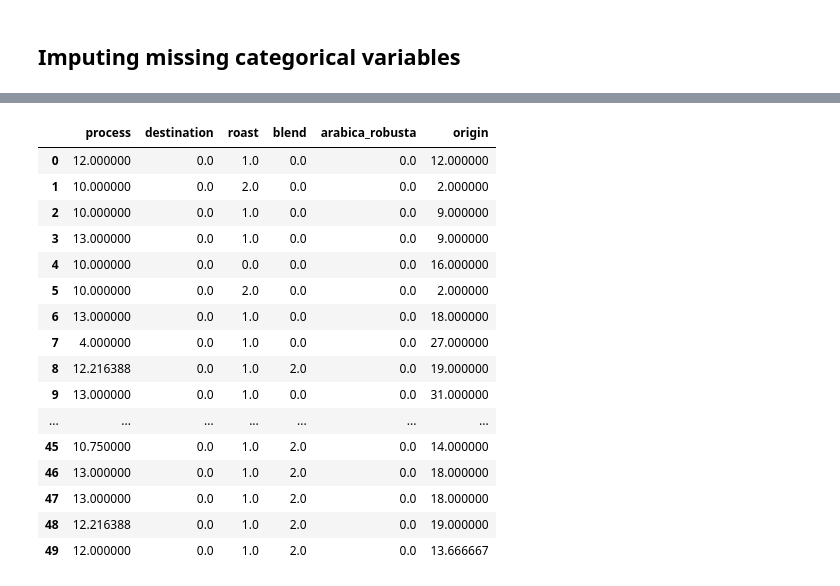
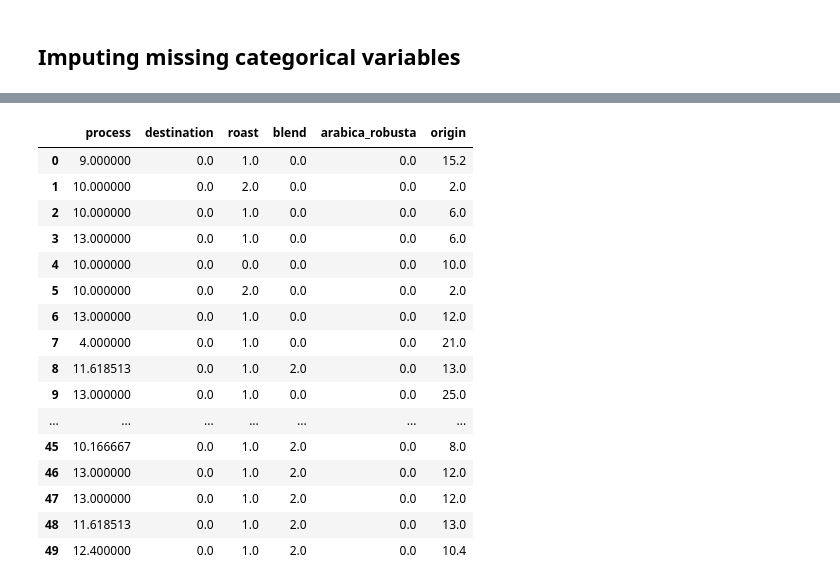
Before and after one commit to dominikacecylia/Coffee-regression-project, a Jupyter notebook: data-cleaning.ipynb, the cells around one changed output, grey strips where cells are left out. Cells and saved outputs as stored; diff of their text form; code cells hidden in the pictures.

```diff
--- a/data-cleaning.ipynb
+++ b/data-cleaning.ipynb
@@ -155,15 +139,14 @@ Name: origin, Length: 866, dtype: object
 # %% [markdown]
 ## Generalize some of the variables ##
 # %%
-# coffee_df_backup['origin'].replace({'Honduras, Kolumbia, Peru' : 'Mixed origin', 'Brazylia, Tanzania' : 'Brazil and others', 'Brazylia, Peru, Wietnam' : 'Brazil and others',
-#                                      'Brazylia, Peru' : 'Brazil and others', 'Brazylia, Kostaryka, Nikaragua' : 'Brazil and others', 'Brazylia, Gwatemala, Kostaryka' : 'Brazil and others'}, inplace=True)
-
 coffee_df_backup['origin'].replace({'Honduras, Kolumbia, Peru' : 'Mixed origin', 'Brazylia, Tanzania' : 'Brazil and others', 'Brazylia, Peru, Wietnam' : 'Brazil and others',
                                      'Brazylia, Peru' : 'Brazil and others', 'Brazylia, Kostaryka, Nikaragua' : 'Brazil and others', 'Brazylia, Gwatemala, Kostaryka' : 'Brazil and others',
                                      'Brazylia, Indie':'Brazil and others', 'Brazylia, Gwatemala' : 'Brazil and others', 'Brazylia, Kolumbia' : 'Brazil and others', 'Brazylia, Honduras' : 'Brazil and others',
                                      'Peru, Gwatemala' : 'Mixed origin', 'Peru, Etiopia' : 'Mixed origin', 'Papua Nowa Gwinea, Rwanda' : 'Mixed origin', 'Etiopia, Gwatemala' : 'Mixed origin',
                                      'Brazylia, Uganda' : 'Brazil and others', 'Salwador, Indie' : 'Mixed origin', 'Rwanda, inne' : 'Mixed origin', 'Salwador, Nikaragua' : 'Mixed origin',
-                                     'Kenia, Indie' : 'Mixed origin', 'Brazylia, Kenia' : 'Brazil and others', 'Brazylia, Etiopia' : 'Brazil and others'}, inplace=True)
+                                     'Kenia, Indie' : 'Mixed origin', 'Brazylia, Kenia' : 'Brazil and others', 'Brazylia, Etiopia' : 'Brazil and others', 'Etiopia, Kolumbia' : 'Mixed origin',
+                                     'Etiopia, Brazylia' : 'Brazil and others', 'Etiopia, Brazylia, Kolumbia' : 'Mixed origin', 'Brazylia, Gwatemala, Etiopia' : 'Mixed origin',
+                                     'Brazylia, inne' : 'Brazil and others', 'Brazylia, Burundi, Peru' : 'Brazil and others'}, inplace=True)
 # %%
 coffee_df_backup['origin'].value_counts()
 # %% [output]
@@ -351,22 +303,22 @@ coffee_df_backup['price(GBP)', 'weight'].drop
 # %%
-knn_coffee_arr = knn_impute.fit_transform(coffee_df_imput) # TODO: make sure you don't have the target variable in imputations!!!
-knn_coffee_df = pd.DataFrame(knn_coffee_arr, columns=columns_for_imput)
+# TODO: make sure you don't have the target variable in imputations!!!
+knn_coffee_df = pd.DataFrame(knn_imputer.fit_transform(coffee_df_imput), columns=columns_for_imput)
 knn_coffee_df.head(50)
 # %% [output]
 |  | process | destination | roast | blend | arabica_robusta | origin |
-| 0 | 12.000000 | 0.0 | 1.0 | 0.0 | 0.0 | 12.000000 |
-| 1 | 10.000000 | 0.0 | 2.0 | 0.0 | 0.0 | 2.000000 |
-| 2 | 10.000000 | 0.0 | 1.0 | 0.0 | 0.0 | 9.000000 |
-| 3 | 13.000000 | 0.0 | 1.0 | 0.0 | 0.0 | 9.000000 |
-| 4 | 10.000000 | 0.0 | 0.0 | 0.0 | 0.0 | 16.000000 |
-| 5 | 10.000000 | 0.0 | 2.0 | 0.0 | 0.0 | 2.000000 |
-| 6 | 13.000000 | 0.0 | 1.0 | 0.0 | 0.0 | 18.000000 |
-| 7 | 4.000000 | 0.0 | 1.0 | 0.0 | 0.0 | 27.000000 |
-| 8 | 12.216388 | 0.0 | 1.0 | 2.0 | 0.0 | 19.000000 |
-| 9 | 13.000000 | 0.0 | 1.0 | 0.0 | 0.0 | 31.000000 |
+| 0 | 9.000000 | 0.0 | 1.0 | 0.0 | 0.0 | 15.2 |
+| 1 | 10.000000 | 0.0 | 2.0 | 0.0 | 0.0 | 2.0 |
+| 2 | 10.000000 | 0.0 | 1.0 | 0.0 | 0.0 | 6.0 |
+| 3 | 13.000000 | 0.0 | 1.0 | 0.0 | 0.0 | 6.0 |
+| 4 | 10.000000 | 0.0 | 0.0 | 0.0 | 0.0 | 10.0 |
+| 5 | 10.000000 | 0.0 | 2.0 | 0.0 | 0.0 | 2.0 |
+| 6 | 13.000000 | 0.0 | 1.0 | 0.0 | 0.0 | 12.0 |
+| 7 | 4.000000 | 0.0 | 1.0 | 0.0 | 0.0 | 21.0 |
+| 8 | 11.618513 | 0.0 | 1.0 | 2.0 | 0.0 | 13.0 |
+| 9 | 13.000000 | 0.0 | 1.0 | 0.0 | 0.0 | 25.0 |
 | ... | ... | ... | ... | ... | ... | ... |
-| 45 | 10.750000 | 0.0 | 1.0 | 2.0 | 0.0 | 14.000000 |
-| 46 | 13.000000 | 0.0 | 1.0 | 2.0 | 0.0 | 18.000000 |
-| 47 | 13.000000 | 0.0 | 1.0 | 2.0 | 0.0 | 18.000000 |
-| 48 | 12.216388 | 0.0 | 1.0 | 2.0 | 0.0 | 19.000000 |
-| 49 | 12.000000 | 0.0 | 1.0 | 2.0 | 0.0 | 13.666667 |
+| 45 | 10.166667 | 0.0 | 1.0 | 2.0 | 0.0 | 8.0 |
+| 46 | 13.000000 | 0.0 | 1.0 | 2.0 | 0.0 | 12.0 |
+| 47 | 13.000000 | 0.0 | 1.0 | 2.0 | 0.0 | 12.0 |
+| 48 | 11.618513 | 0.0 | 1.0 | 2.0 | 0.0 | 13.0 |
+| 49 | 12.400000 | 0.0 | 1.0 | 2.0 | 0.0 | 10.4 |
```
Also changed, not shown: parts of 21 cells of this notebook.
